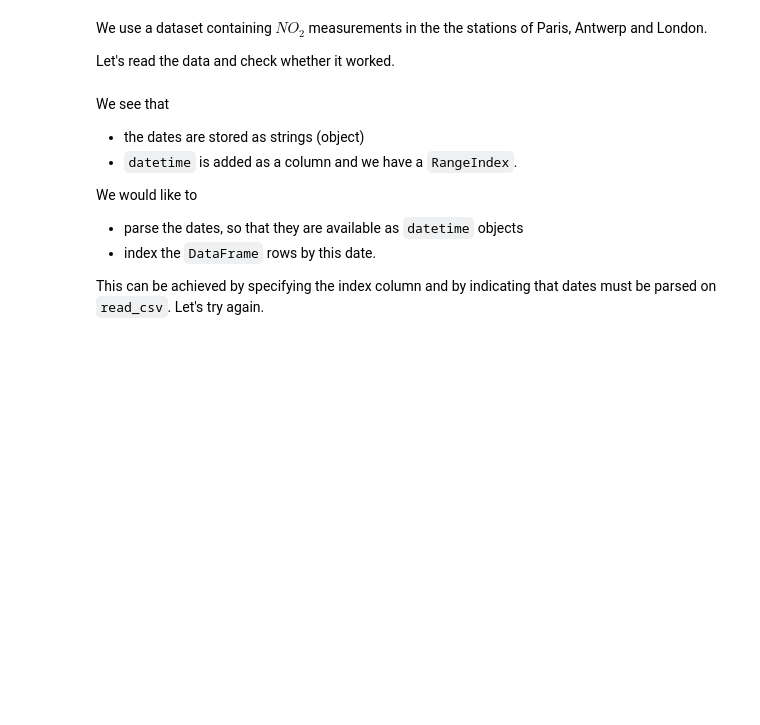
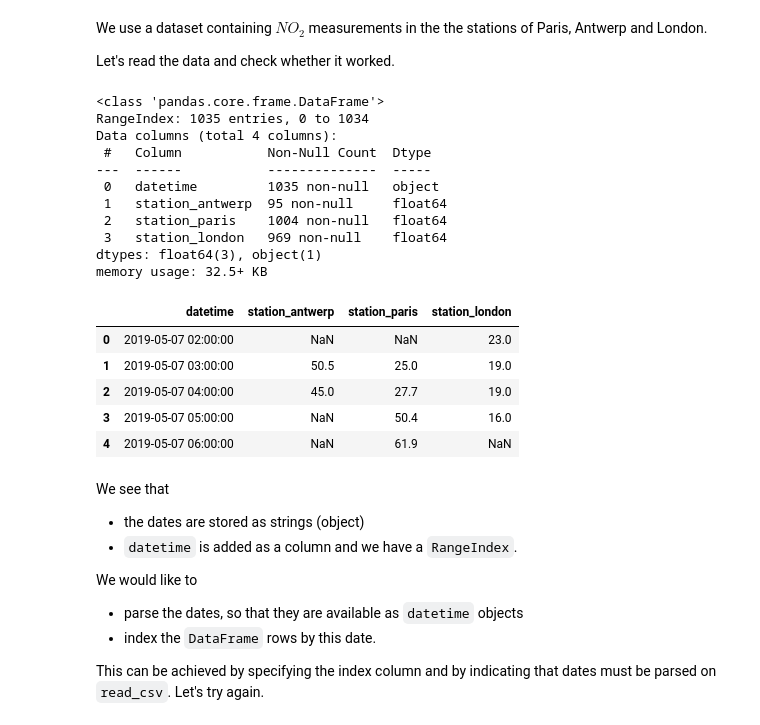
Before and after one commit to Vincent-Gielen/dsai-ex, a Jupyter notebook: 1-samples/1.01-samples.ipynb, the cells around one changed output. Saved outputs shown, nothing was run; the diff lists cells and outputs as text; code cells hidden in the pictures; blank space fills up the shorter version.

```diff
--- a/1-samples/1.01-samples.ipynb
+++ b/1-samples/1.01-samples.ipynb
@@ -288,8 +556,26 @@ Let's read the data and check whether it worked.
 # %%
 URL = "https://raw.githubusercontent.com/pandas-dev/pandas/master/doc/data/air_quality_no2.csv"
 air_quality = pd.read_csv(URL)
-print(air_quality.info())
+air_quality.info()
 air_quality.head()
+# %% [output]
+<class 'pandas.core.frame.DataFrame'>
+RangeIndex: 1035 entries, 0 to 1034
+Data columns (total 4 columns):
+ #   Column           Non-Null Count  Dtype
+---  ------           --------------  -----
+ 0   datetime         1035 non-null   object
+ 1   station_antwerp  95 non-null     float64
+ 2   station_paris    1004 non-null   float64
+ 3   station_london   969 non-null    float64
+dtypes: float64(3), object(1)
+memory usage: 32.5+ KB
+|  | datetime | station_antwerp | station_paris | station_london |
+| 0 | 2019-05-07 02:00:00 | NaN | NaN | 23.0 |
+| 1 | 2019-05-07 03:00:00 | 50.5 | 25.0 | 19.0 |
+| 2 | 2019-05-07 04:00:00 | 45.0 | 27.7 | 19.0 |
+| 3 | 2019-05-07 05:00:00 | NaN | 50.4 | 16.0 |
+| 4 | 2019-05-07 06:00:00 | NaN | 61.9 | NaN |
 # %% [markdown]
 We see that
 - the dates are stored as strings (object)
```
Also changed, not shown: parts of 26 cells of this notebook, 7 other files.
